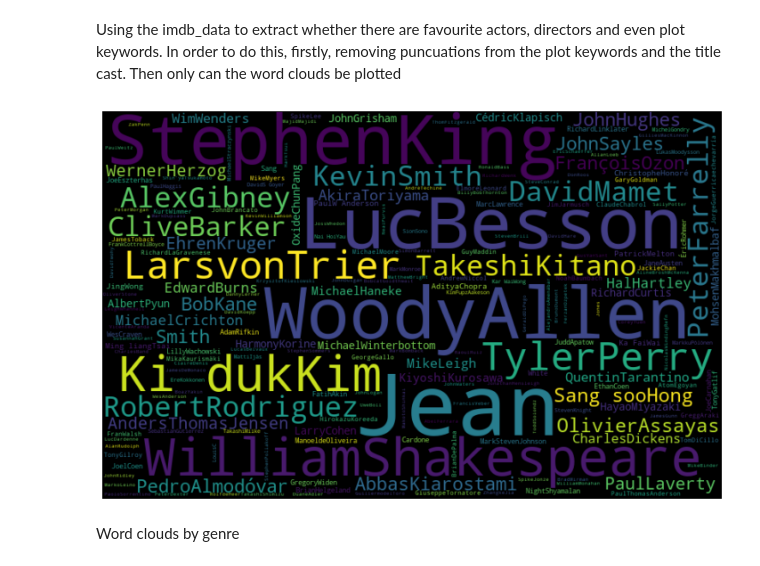
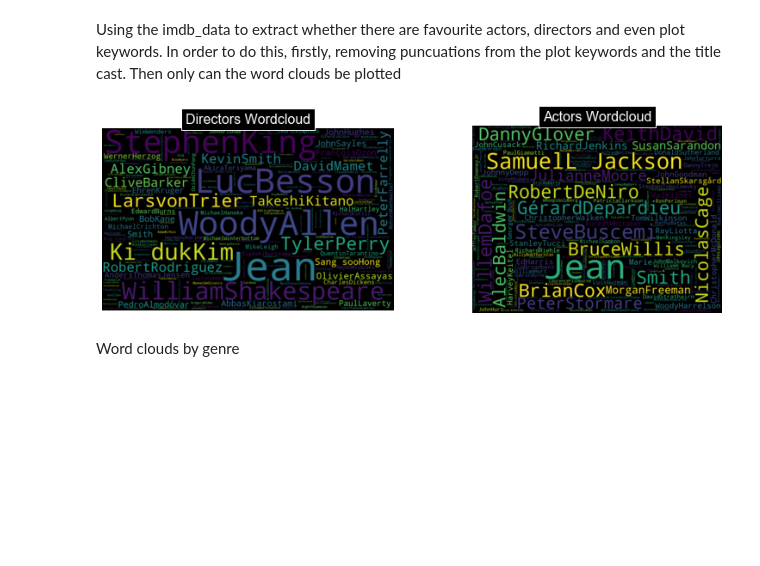
Before and after one commit to KeletsoM/JHB_rm_2_unsupervised, a Jupyter notebook: Rough_draft_Report_Notebook v2.ipynb, the cells around one changed output. Cells and saved outputs as stored; diff of their text form; code cells hidden in the pictures; blank space fills up the shorter version.

Commit message:
wordcloud subplot for directors and actors

```diff
--- a/Rough_draft_Report_Notebook v2.ipynb
+++ b/Rough_draft_Report_Notebook v2.ipynb
@@ -271,3 +274,13 @@ plt.title('Top 10 Movies by Viewership Numbers ',bbox={'facecolor':'k',
 # %% [output]
 Text(0.5, 1.0, 'Top 10 Movies by Viewership Numbers ')
 [figure]
+# %%
+top10_movies2 = top10_movies['title'].value_counts()[:10].to_frame()
+top10_movies2.plot(kind='bar')
+plt.minorticks_on()
+plt.grid(which='major', linestyle=':', linewidth='0.5', color='blue')
+plt.rcParams.update({'font.size': 15})
+plt.title('Top 10 movies by viewership')
+plt.xlabel('Movies Title',fontsize=15)
+plt.ylabel('Viewership count',fontsize=15)
+plt.show()
@@ -432,19 +447,33 @@ dfimdb_data["title_cast"] = dfimdb_data["title_cast"].apply(lambda x:
 dfimdb_data["plot_keywords"] = dfimdb_data["plot_keywords"].apply(lambda x:
                                                                   x.replace('nan',''))
 # %%
+fig = plt.figure(figsize=plt.figaspect(.3))
 # Storing the director column as a variable
 directors = ' '.join([text for text in dfimdb_data["director"]])
 
 # Word cloud for the overall data checking which directors are prominent
 wordcloud = WordCloud(width=800, height=500,random_state=21,max_font_size=110).generate(directors)
 
 #ploting the word cloud
-plt.figure(figsize=(16,8))
+ax1 = plt.subplot(121)
 plt.imshow(wordcloud, interpolation="bilinear")
 plt.axis('off')
+plt.title("Directors Wordcloud",bbox={'facecolor':'k','pad':5},color='w',fontsize = 16)
+
+# Storing the cast column as a variable
+title_cast= ' '.join([text for text in dfimdb_data["title_cast"]])
+
+# Word cloud for the overall data checking out which actors are prominent
+wordcloud1 = WordCloud(width=800, height=600,random_state=21,max_font_size=110).generate(title_cast)
+
+#ploting the word cloud
+ax2 = plt.subplot(122)
+plt.imshow(wordcloud1, interpolation="bilinear")
+plt.axis('off')
+plt.title("Actors Wordcloud",bbox={'facecolor':'k','pad':5},color='w',fontsize = 16)
 plt.show()
 # %% [output]
-[figure, old version]
+[figure, new version]
 # %% [markdown]
 Word clouds by genre
 # %%
```
Also changed, not shown: parts of 5 cells of this notebook.
